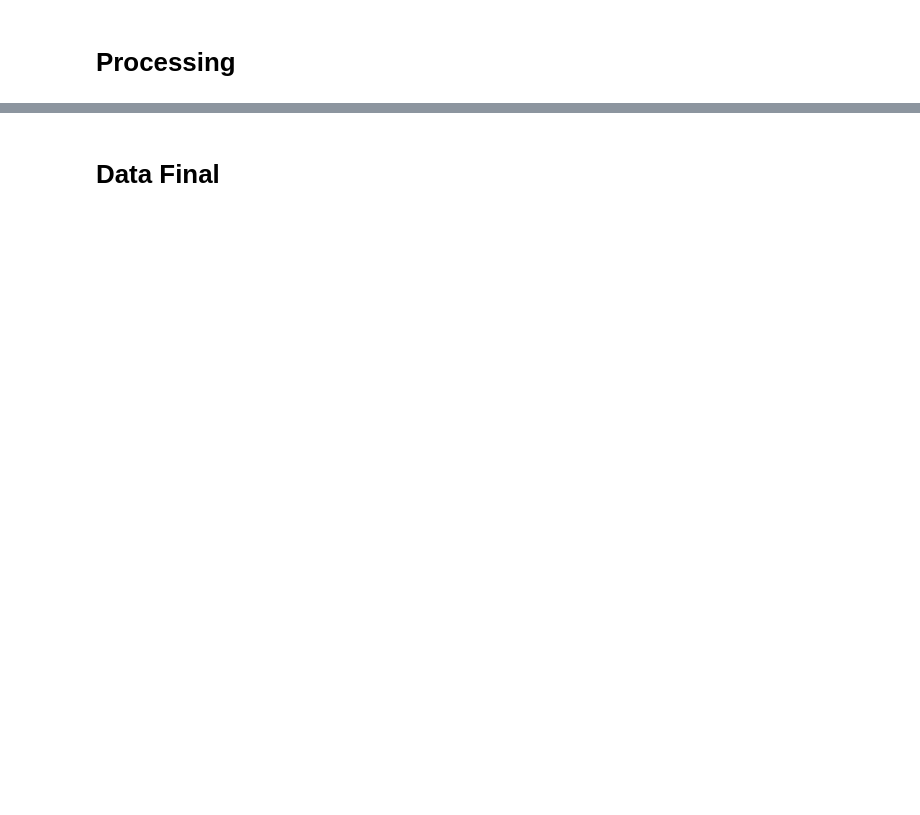
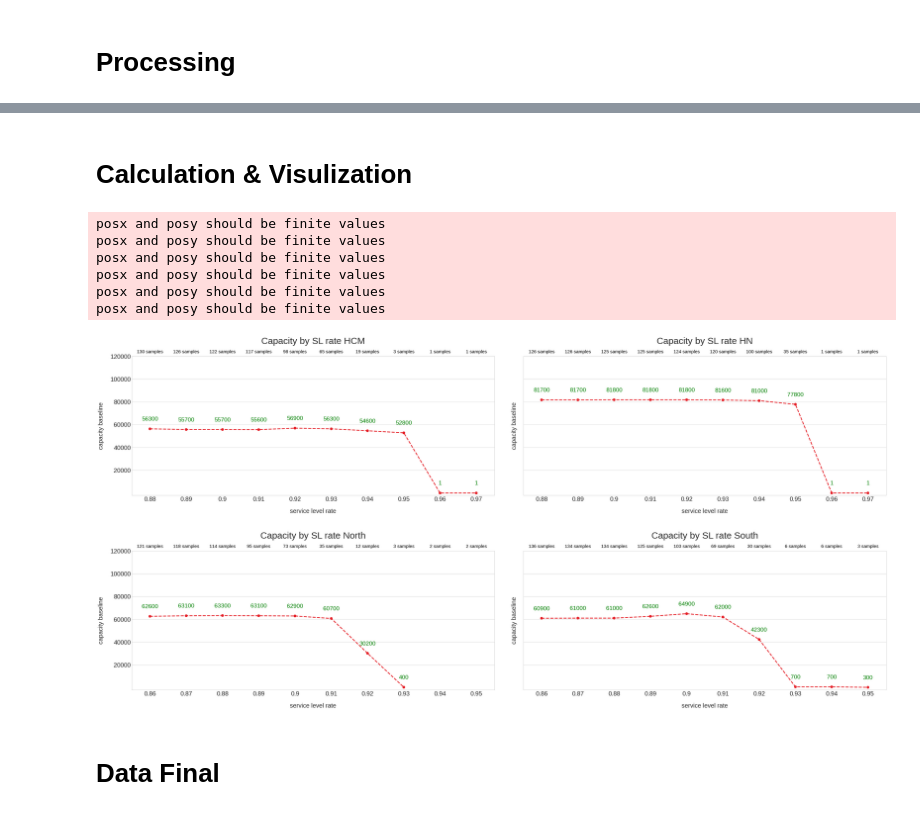
Before and after one commit to sangtrankt98/njv_capacity, a Jupyter notebook: capacity calculation/capacity_calculation_find_SL_rate_baseline.ipynb, the cells around one changed output, grey strips where cells are left out. Saved outputs shown, nothing was run; the diff lists cells and outputs as text; code cells hidden in the pictures; blank space fills up the shorter version.

```diff
--- a/capacity calculation/capacity_calculation_find_SL_rate_baseline.ipynb
+++ b/capacity calculation/capacity_calculation_find_SL_rate_baseline.ipynb
@@ -51,6 +57,8 @@ for i in range(len(hub_info)+1):
   aggregated.loc[aggregated['hub_id']==hub_info['hub_id'][i],'hub_name']= hub_info['hub_name_update'][i]
   aggregated.loc[aggregated['hub_id']==hub_info['hub_id'][i],'hub_id']= hub_info['hub_id_update'][i]
   driver.loc[driver['hub_id']==hub_info['hub_id'][i],'hub_id']= hub_info['hub_id_update'][i]
+# %% [markdown]
+# Calculation & Visulization
 # %%
 # Mapping driver number
 driver_map=driver.merge(hub[['hub_id','hub_region']],how='inner',on='hub_id')
@@ -65,12 +73,12 @@ for i,j in zip(sl_rate1,sl_rate2):
   calculation = aggregated.merge(kpi,how='left',on=['shipper_group','hub_region'],suffixes=('','_kpi'))
   calculation['total_volume']= calculation.apply(lambda row: row.fm_orders + row.lm_orders, axis=1)
   # Calculation the percentage of each shipper group
-  percentage=calculation.groupby(['cal_date','hub_name','shipper_group']).agg({'total_volume':'sum'}).groupby(['cal_date','hub_name']).apply(lambda x: x/x.sum()).reset_index()
-  percentage.sort_values(by=['cal_date','hub_name'],inplace= True)
+  percentage=calculation.groupby(['cal_date','hub_id','shipper_group']).agg({'total_volume':'sum'}).groupby(['cal_date','hub_id']).apply(lambda x: x/x.sum()).reset_index()
+  percentage.sort_values(by=['cal_date','hub_id'],inplace= True)
   percentage.fillna(value = 0,inplace=True)
-  percentage.columns=['cal_date', 'hub_name', 'shipper_group', 'total_volume_percentage']
-  # percentage[percentage['total_volume'].isnull()]
-  calculation=calculation.merge(percentage,how='left',on=['cal_date','shipper_group','hub_name'])
+  percentage.columns=['cal_date', 'hub_id', 'shipper_group', 'total_volume_percentage']
+  ## percentage[percentage['total_volume'].isnull()]
+  calculation=calculation.merge(percentage,how='left',on=['cal_date','shipper_group','hub_id'])
   # Calculate service level score
   calculation.fillna(value = 0,inplace=True)
   calculation['check6']=calculation['first_deli_ontime_rate'].ne(0).astype(int)
@@ -92,7 +100,7 @@ for i,j in zip(sl_rate1,sl_rate2):
   filter2 = pre_final.groupby(['hub_name','hub_id']).agg({'total_volume':'mean'}).reset_index()
   hub_low_workload=filter2[filter2['total_volume']<=5]['hub_name'].to_list()
   pre_final=pre_final[~pre_final['hub_name'].isin(hub_low_workload)]
-  #  Filter 3: remove low score
+  # Filter 3: remove low score
   final=pre_final.groupby(['cal_date','hub_region']).agg({'total_volume':'sum','actual_score':'sum','kpi_score':'sum'}).reset_index()
   final=final[final['actual_score']>=final['kpi_score']]
   # Remove outlier & calulate z-score
@@ -106,7 +114,7 @@ for i,j in zip(sl_rate1,sl_rate2):
   ## Filter
   final = final[(final['z_score_total_volume']>=final['lower_z'])&(final['z_score_total_volume']<=final['upper_z'])]
   observation = final[['hub_region','cal_date']].groupby(['hub_region']).agg('count').reset_index()
-  observation.rename(columns={'cal_date': 'observation_num'})
+  observation.rename(columns={'cal_date': 'observation_num'},inplace=True)
   # Calculate confidence interval
   hub_region=list(final['hub_region'].unique())
   result= pd.DataFrame()
@@ -117,6 +125,7 @@ for i,j in zip(sl_rate1,sl_rate2):
     'mean': [data[0][0]],
     'lower': [data[0][1][0]],
     'upper': [data[0][1][1]],
+    'range': data[0][1][1]-data[0][1][0],
     'sl_rate1': i,
     'sl_rate2': j
     }
@@ -124,6 +133,6 @@ for i,j in zip(sl_rate1,sl_rate2):
     result= result.append(append)
   result=result.merge(driver_map,how='left',on='hub_region')
   result=result.merge(observation,how='left',on='hub_region')
-  pre_result = result[(result['parcel_no']<=result['upper'])&(result['parcel_no']>=result['lower'])].groupby(['hub_region','sl_rate1','sl_rate2','cal_date']).agg({'mean':'mean','lower':'mean','upper':'mean','rider_no':'mean'}).reset_index()
+  pre_result = result[(result['parcel_no']<=result['upper'])&(result['parcel_no']>=result['lower'])].groupby(['hub_region','sl_rate1','sl_rate2','observation_num']).agg({'mean':'mean','lower':'mean','upper':'mean','range':'mean','rider_no':'mean'}).reset_index()
   final_result = final_result.append(pre_result)
 final_result=final_result.round({'rider_no':0,'mean':-2,'upper':-2,'lower':-2}).reset_index(drop=True)
@@ -132,37 +139,46 @@ result
 # %%
 plt.style.use('seaborn-whitegrid')
 params = {'legend.fontsize': 30,
-         'axes.labelsize': 20,
-         'axes.titlesize':30,
-         'xtick.labelsize':25,
-         'ytick.labelsize':25,
+          'axes.labelsize': 20,
+          'axes.titlesize':30,
+          'xtick.labelsize':20,
+          'ytick.labelsize':20,
           'axes.titlepad':6.0,
           'axes.labelpad':20.0,
           'figure.subplot.wspace': 0.08,
           'figure.subplot.hspace': 0.4,
           }
 # pylab.rcParams.keys()
 pylab.rcParams.update(params)
 fig1, ax1 = plt.subplots(2, 2, figsize=(44, 20),squeeze=False, sharey=True)
 # fig1.update(wspace=0.05)
 ax1 = ax1.ravel()
 for i,j in enumerate(final_result.hub_region.unique().tolist()):
   if j in {'HCM','HN'}:
-    sns.pointplot(x=final_result[final_result['hub_region']==j]['sl_rate1']
-                    ,y=final_result[final_result['hub_region']==j]['mean']
-                    ,ci=final_result[final_result['hub_region']==j]['upper']-final_result[final_result['hub_region']==j]['lower']
-                    ,markers='o',errwidth=3,linestyles='--',color='#E51B23',capthick=0,ax=ax1[i])
+    sns.pointplot(x='sl_rate1',y='mean'
+                  ,data= final_result[final_result['hub_region']==j]
+                  ,ci='range'
+                  ,markers='o',errwidth=3,linestyles='--',color='#E51B23',capthick=2,ax=ax1[i])
   else :
-    sns.pointplot(x=final_result[final_result['hub_region']==j]['sl_rate2']
-                    ,y=final_result[final_result['hub_region']==j]['mean']
-                    ,ci=final_result[final_result['hub_region']==j]['upper']-final_result[final_result['hub_region']==j]['lower']
-                    ,markers='o',errwidth=3,linestyles='--',color='#E51B23',capthick=0,ax=ax1[i])
-  ax1[i].set_title('Capacity by SL rate ' + str(j),loc='center',pad =20.0)
+    sns.pointplot(x='sl_rate2',y='mean'
+                  ,data= final_result[final_result['hub_region']==j]
+                  ,ci='range'
+                  ,markers='o',errwidth=3,linestyles='--',color='#E51B23',capthick=2,ax=ax1[i])
+  ax1[i].set_title('Capacity by SL rate ' + str(j),loc='center',pad =40.0)
   ax1[i].set_xlabel('service level rate',labelpad =20.0)
   ax1[i].set_ylabel('capacity baseline',labelpad =20.0)
   ax1[i].set_yticks(ticks=np.arange(20000,140000,20000))
   ax1[i].set_ylim(ymin=-2000, ymax=120000)
   # sns.despine() remove spines
   for p in zip(ax1[i].get_xticks(), final_result[final_result['hub_region']==j]['mean']):
-      ax1[i].text(p[0],p[1]+6000,format(p[1],'.0f'),color='g',fontsize=19,ha = 'center', va = 'bottom')
-# plt.savefig('/content/drive/MyDrive/Desktop/img.png')
+    ax1[i].text(p[0],p[1]+6000,format(p[1],'.0f'),color='g',fontsize=19,ha = 'center', va = 'bottom')
+  for p in zip(ax1[i].get_xticks(),final_result[final_result['hub_region']==j]['observation_num']):
+    ax1[i].text(p[0],ax1[i].get_ylim()[1]+2000,format(p[1],'.0f')+' samples',color='black',fontsize=15,ha = 'center', va = 'bottom')
+# %% [output]
+posx and posy should be finite values
+posx and posy should be finite values
+posx and posy should be finite values
+posx and posy should be finite values
+posx and posy should be finite values
+posx and posy should be finite values
+[figure, added]
```
Also changed, not shown: parts of 4 cells of this notebook, 4 other files.
